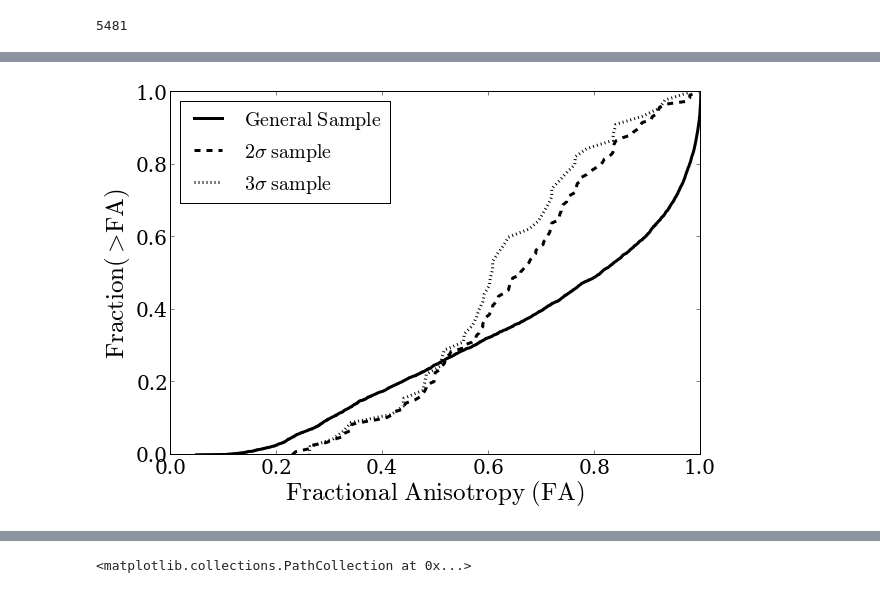
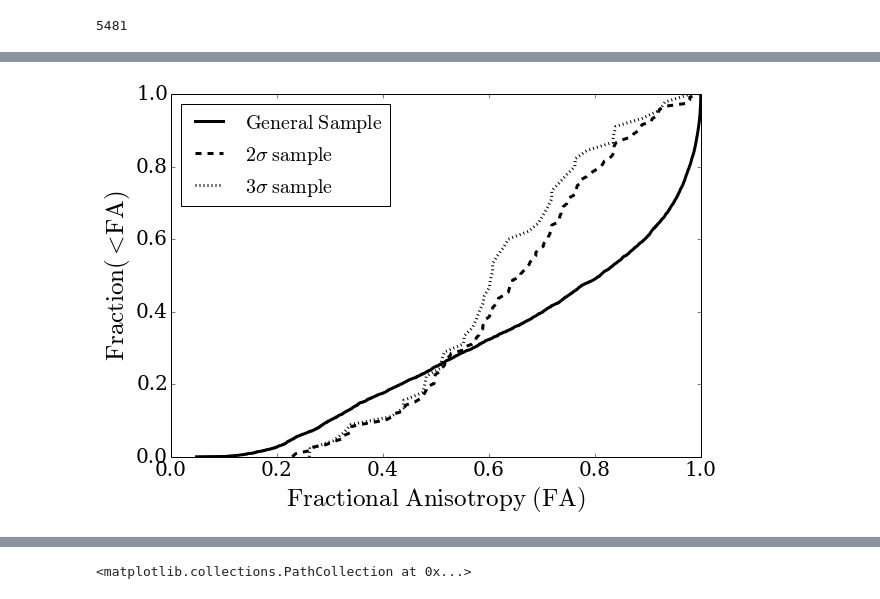
Before and after one commit to forero/LGEnvironment, a Jupyter notebook: code/AnalyzeData.ipynb, the cells around one changed output, grey strips where cells are left out. Saved outputs shown, nothing was run; the diff lists cells and outputs as text; code cells hidden in the pictures.

```diff
--- a/code/AnalyzeData.ipynb
+++ b/code/AnalyzeData.ipynb
@@ -81,12 +81,3 @@ def mu_angle(xA, yA, zA, xB, yB, zB):
     normB = sqrt(xB**2 + yB**2 + zB**2)
     mu = mu/(normA * normB)
     return mu
-# %%
-def fractional_anisotropy(lambda1, lambda2, lambda3):
-    d13 = (lambda1 - lambda3)**2
-    d23 = (lambda2 - lambda3)**2
-    d12 = (lambda1 - lambda2)**2
-    norm = lambda1**2 + lambda2**2 + lambda3**2
-    FA = sqrt((d13 + d23 + d12)/norm)
-    FA = 1.0/sqrt(3.0) * FA
-    return FA
@@ -214,24 +278,24 @@ savefig(filename + '.png',format = 'png', transparent=True)
 # %%
 histo_bins = linspace(0.0,1.0,10)
 delta = histo_bins[1] - histo_bins[0]
 fig = figure(figsize=(9.5,6.5))
 ax = axes()
 enlarge_labels(ax)
 ax.set_xlabel("$\mathrm{Fractional\ Anisotropy\ (FA)}$",fontsize=25)
-ax.set_ylabel("$\mathrm{Fraction (>FA)}$",fontsize=25)
+ax.set_ylabel("$\mathrm{Fraction (<FA)}$",fontsize=25)
 
 
 ax.plot(sort(FA_halo_A_ALL), linspace(0,1.0,n_ALL),color='black',ms=1,linewidth=3.0, label="$\mathrm{General\ Sample}$")
 ax.plot(sort(FA_halo_A_3S), linspace(0,1.0,n_3S),'r--',color='black',ms=1,linewidth=3.0, label="$2\sigma\ \mathrm{sample}$")
 ax.plot(sort(FA_halo_A_2S), linspace(0,1.0,n_2S),'r:',color='black',ms=1,linewidth=3.0, label="$3\sigma\ \mathrm{sample}$")
 
 ax.legend(loc=0, scatterpoints=1, prop={'size':20})
 
 ax.set_xlim([0.0,1.0])
 ax.set_ylim([0.0,1.0])
 filename='FA_histogram'
 savefig(filename + '.eps',format = 'eps', transparent=True)
 savefig(filename + '.pdf',format = 'pdf', transparent=True)
 savefig(filename + '.png',format = 'png', transparent=True)
 # %% [output]
-[figure, old version]
+[figure, new version]
```
Also changed, not shown: parts of 24 cells of this notebook.
